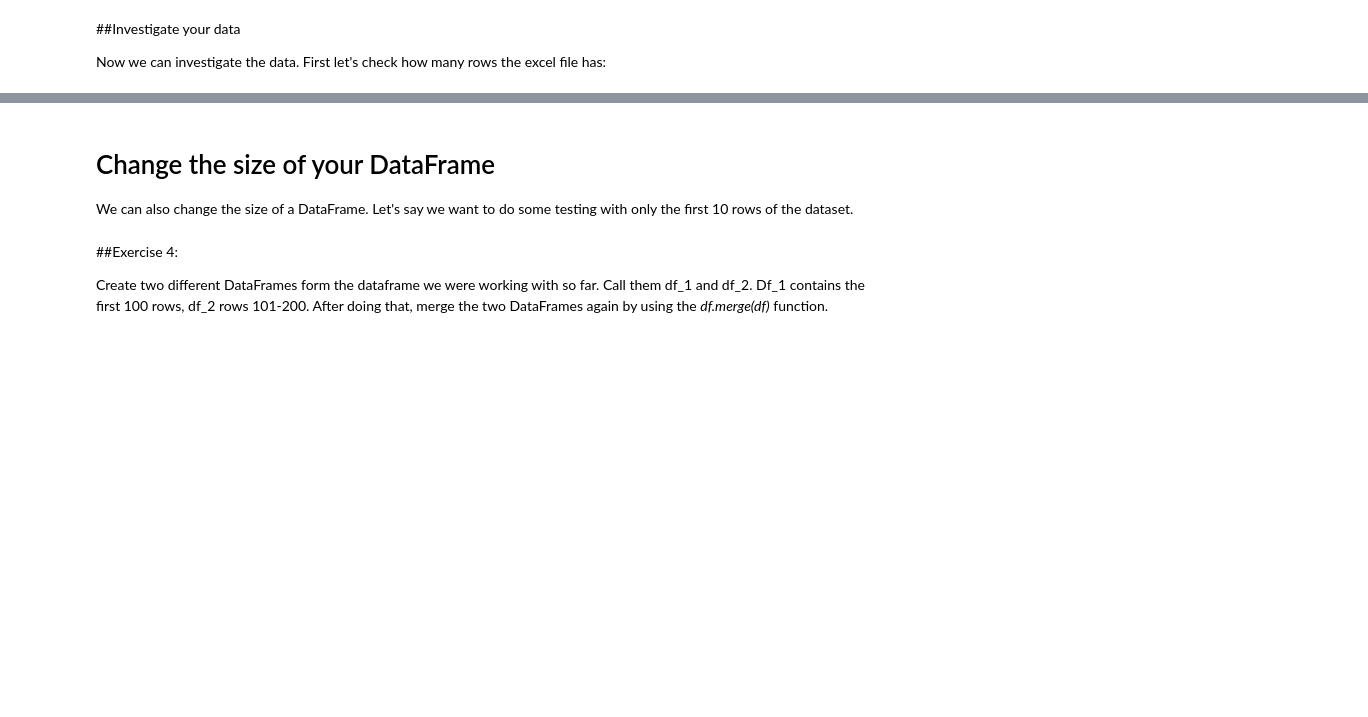
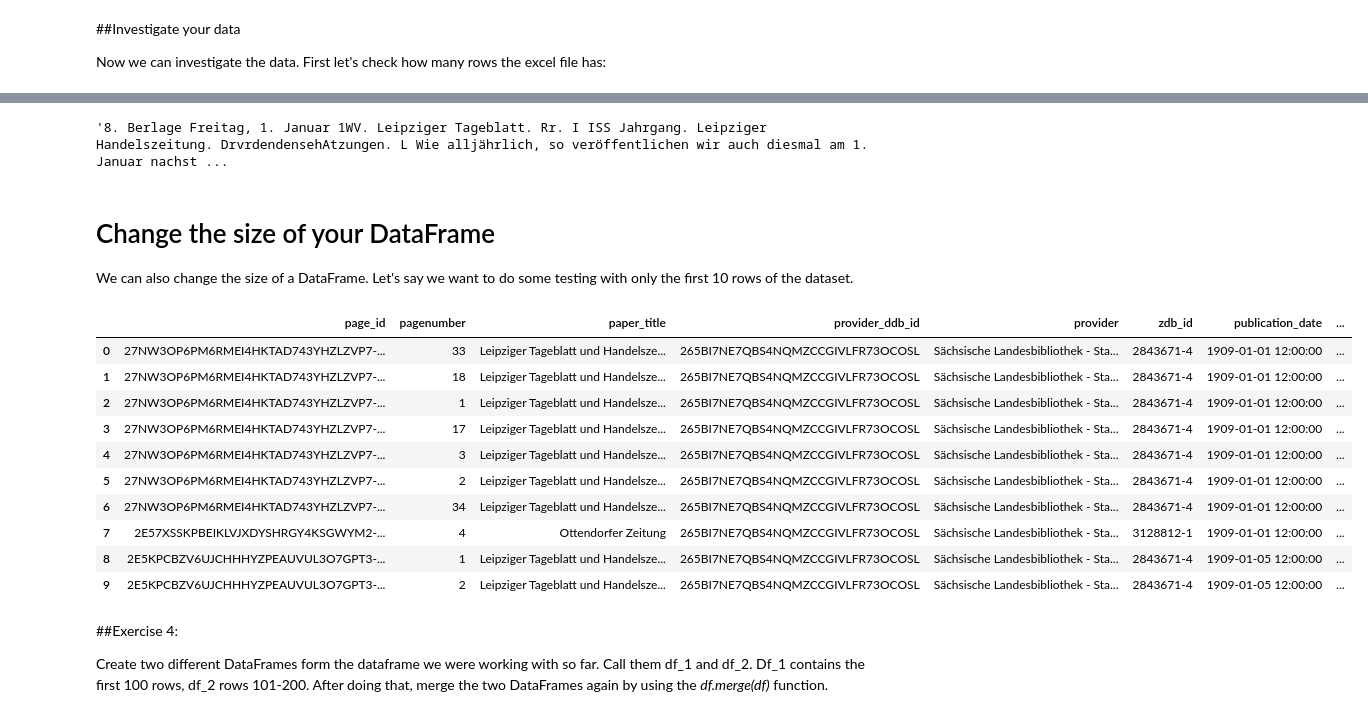
Before and after one commit to PNG-bot/NLP_WiSe_24_25, a Jupyter notebook: python_crashcourse_2_MUFF.ipynb, the cells around one changed output, grey strips where cells are left out. Cells and saved outputs as stored; diff of their text form; code cells hidden in the pictures; blank space fills up the shorter version.

```diff
--- a/python_crashcourse_2_MUFF.ipynb
+++ b/python_crashcourse_2_MUFF.ipynb
@@ -49,7 +96,9 @@ print(f"There are {num_unique_titles} different paper titles in the dataset.")
 # %%
 # print full text of one row of plainpagefulltext
 
-print(df['plainpagefulltext'][0])
+df['plainpagefulltext'][0]
+# %% [output]
+'8. Berlage Freitag, 1. Januar 1WV. Leipziger Tageblatt. Rr. I ISS Jahrgang. Leipziger Handelszeitung. DrvrdendensehAtzungen. L Wie alljährlich, so veröffentlichen wir auch diesmal am 1. Januar nachst ...
 # %% [markdown]
 # Change the size of your DataFrame
 
@@ -59,8 +108,20 @@ We can also change the size of a DataFrame. Let's say we want to do some testing
 df_short = df[:10]
 # %%
 # @markdown ##### **Exercise 2:** Check if the DataFrame had been reduced to 10 rows
-
+df_short.head(12)
 #add your code here
+# %% [output]
+|  | page_id | pagenumber | paper_title | provider_ddb_id | provider | zdb_id | publication_date | ... |
+| 0 | 27NW3OP6PM6RMEI4HKTAD743YHZLZVP7-... | 33 | Leipziger Tageblatt und Handelsze... | 265BI7NE7QBS4NQMZCCGIVLFR73OCOSL | Sächsische Landesbibliothek - Sta... | 2843671-4 | 1909-01-01 12:00:00 | ... |
+| 1 | 27NW3OP6PM6RMEI4HKTAD743YHZLZVP7-... | 18 | Leipziger Tageblatt und Handelsze... | 265BI7NE7QBS4NQMZCCGIVLFR73OCOSL | Sächsische Landesbibliothek - Sta... | 2843671-4 | 1909-01-01 12:00:00 | ... |
+| 2 | 27NW3OP6PM6RMEI4HKTAD743YHZLZVP7-... | 1 | Leipziger Tageblatt und Handelsze... | 265BI7NE7QBS4NQMZCCGIVLFR73OCOSL | Sächsische Landesbibliothek - Sta... | 2843671-4 | 1909-01-01 12:00:00 | ... |
+| 3 | 27NW3OP6PM6RMEI4HKTAD743YHZLZVP7-... | 17 | Leipziger Tageblatt und Handelsze... | 265BI7NE7QBS4NQMZCCGIVLFR73OCOSL | Sächsische Landesbibliothek - Sta... | 2843671-4 | 1909-01-01 12:00:00 | ... |
+| 4 | 27NW3OP6PM6RMEI4HKTAD743YHZLZVP7-... | 3 | Leipziger Tageblatt und Handelsze... | 265BI7NE7QBS4NQMZCCGIVLFR73OCOSL | Sächsische Landesbibliothek - Sta... | 2843671-4 | 1909-01-01 12:00:00 | ... |
+| 5 | 27NW3OP6PM6RMEI4HKTAD743YHZLZVP7-... | 2 | Leipziger Tageblatt und Handelsze... | 265BI7NE7QBS4NQMZCCGIVLFR73OCOSL | Sächsische Landesbibliothek - Sta... | 2843671-4 | 1909-01-01 12:00:00 | ... |
+| 6 | 27NW3OP6PM6RMEI4HKTAD743YHZLZVP7-... | 34 | Leipziger Tageblatt und Handelsze... | 265BI7NE7QBS4NQMZCCGIVLFR73OCOSL | Sächsische Landesbibliothek - Sta... | 2843671-4 | 1909-01-01 12:00:00 | ... |
+| 7 | 2E57XSSKPBEIKLVJXDYSHRGY4KSGWYM2-... | 4 | Ottendorfer Zeitung | 265BI7NE7QBS4NQMZCCGIVLFR73OCOSL | Sächsische Landesbibliothek - Sta... | 3128812-1 | 1909-01-01 12:00:00 | ... |
+| 8 | 2E5KPCBZV6UJCHHHYZPEAUVUL3O7GPT3-... | 1 | Leipziger Tageblatt und Handelsze... | 265BI7NE7QBS4NQMZCCGIVLFR73OCOSL | Sächsische Landesbibliothek - Sta... | 2843671-4 | 1909-01-05 12:00:00 | ... |
+| 9 | 2E5KPCBZV6UJCHHHYZPEAUVUL3O7GPT3-... | 2 | Leipziger Tageblatt und Handelsze... | 265BI7NE7QBS4NQMZCCGIVLFR73OCOSL | Sächsische Landesbibliothek - Sta... | 2843671-4 | 1909-01-05 12:00:00 | ... |
 # %% [markdown]
 ##Exercise 4:
 
```
Also changed, not shown: parts of 12 cells of this notebook.
